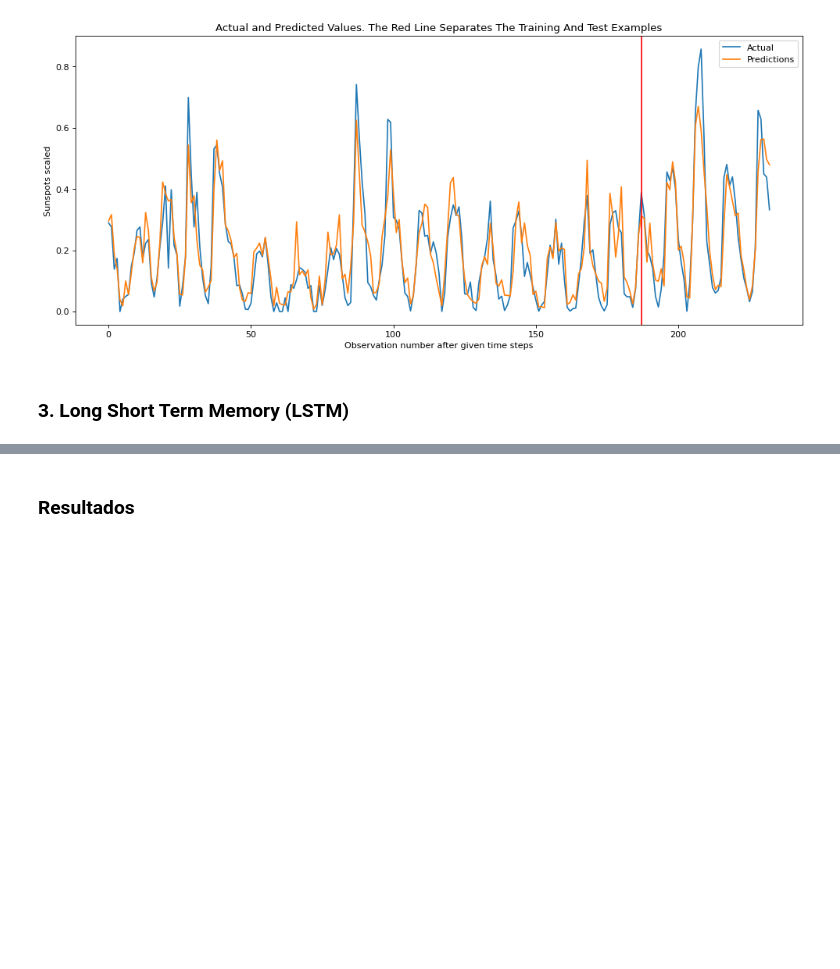
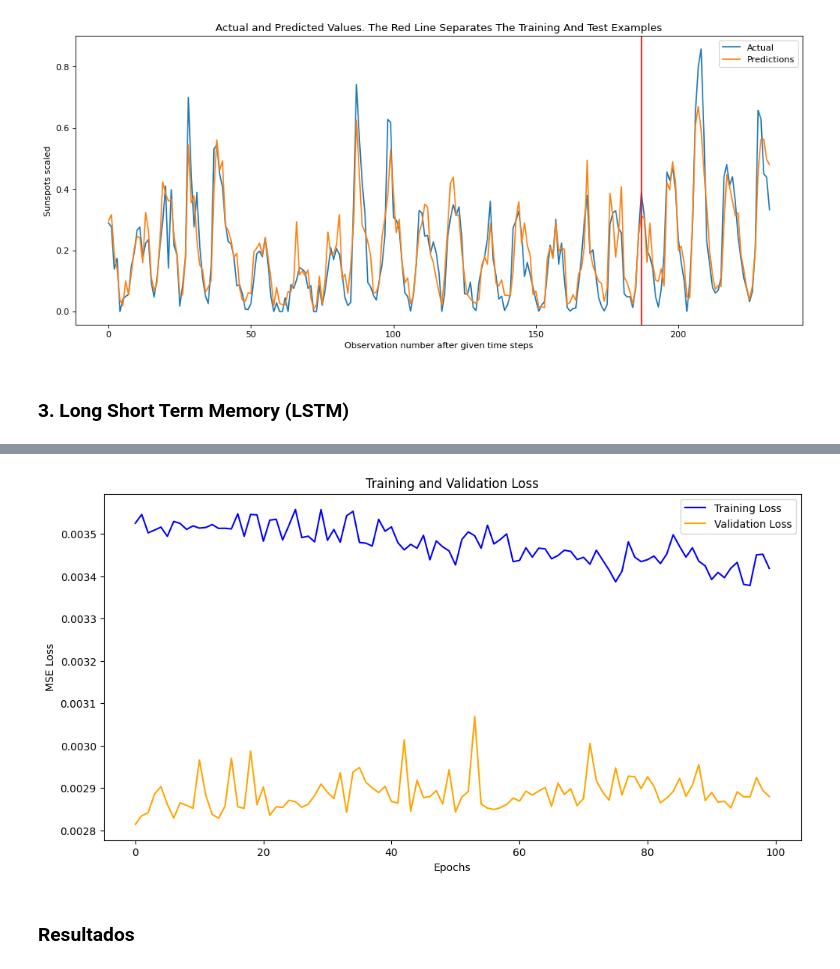
Before and after one commit to CrisLayB/DeepLearning_Lab03, a Jupyter notebook: lab3.ipynb, the cells around one changed output, grey strips where cells are left out. Cells and saved outputs as stored; diff of their text form; code cells hidden in the pictures; blank space fills up the shorter version.

```diff
--- a/lab3.ipynb
+++ b/lab3.ipynb
@@ -216,0 +244,8 @@ plot_result(trainY, testY, train_predict, test_predict)
+# %%
+sunspots = data_frame['Sunspots'].values.reshape(-1, 1)
+scaler = MinMaxScaler()
+sunspots = scaler.fit_transform(sunspots)
+
+sequence_length = 12
+sequences = []
+target = []
@@ -217,3 +316,15 @@ plot_result(trainY, testY, train_predict, test_predict)
+# %%
+# Plot the MSE loss
+plt.figure(figsize=(12, 6))
+plt.plot(train_loss, label='Training Loss', color='blue')
+plt.plot(val_loss, label='Validation Loss', color='orange')
+plt.xlabel('Epochs')
+plt.ylabel('MSE Loss')
+plt.legend()
+plt.title('Training and Validation Loss')
+plt.show()
+# %% [output]
+[figure, added]
 # %% [markdown]
 ### Resultados
 # %%
```
Also changed, not shown: parts of 9 cells of this notebook, 1 other file.
